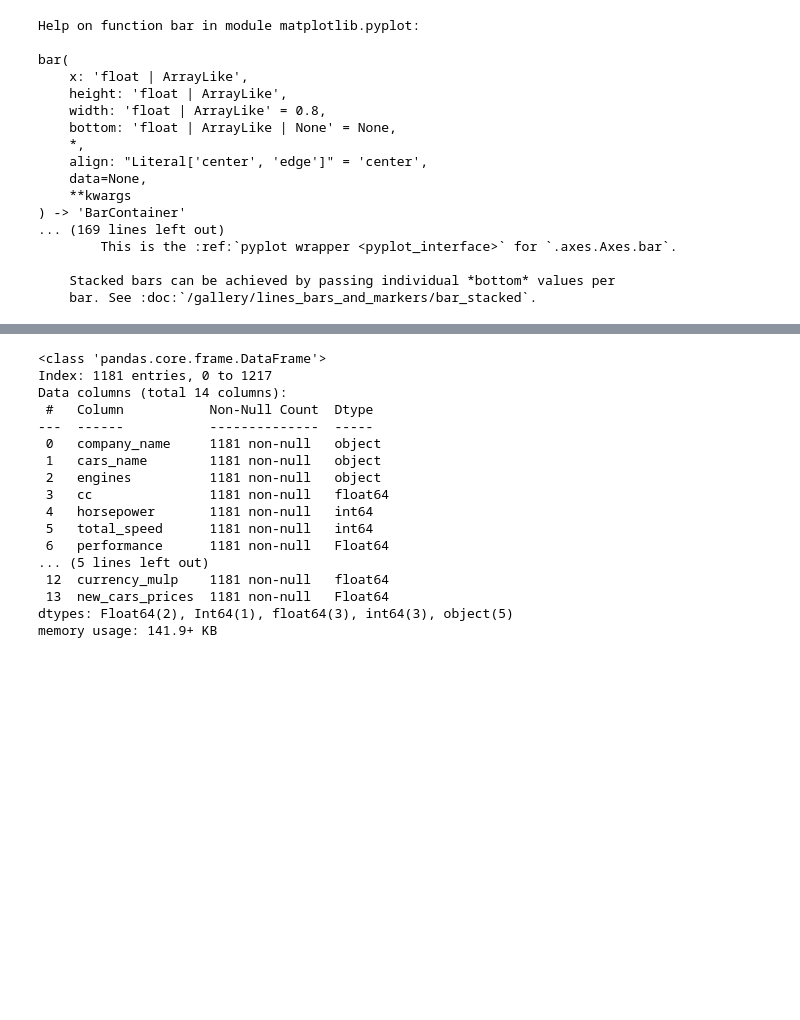
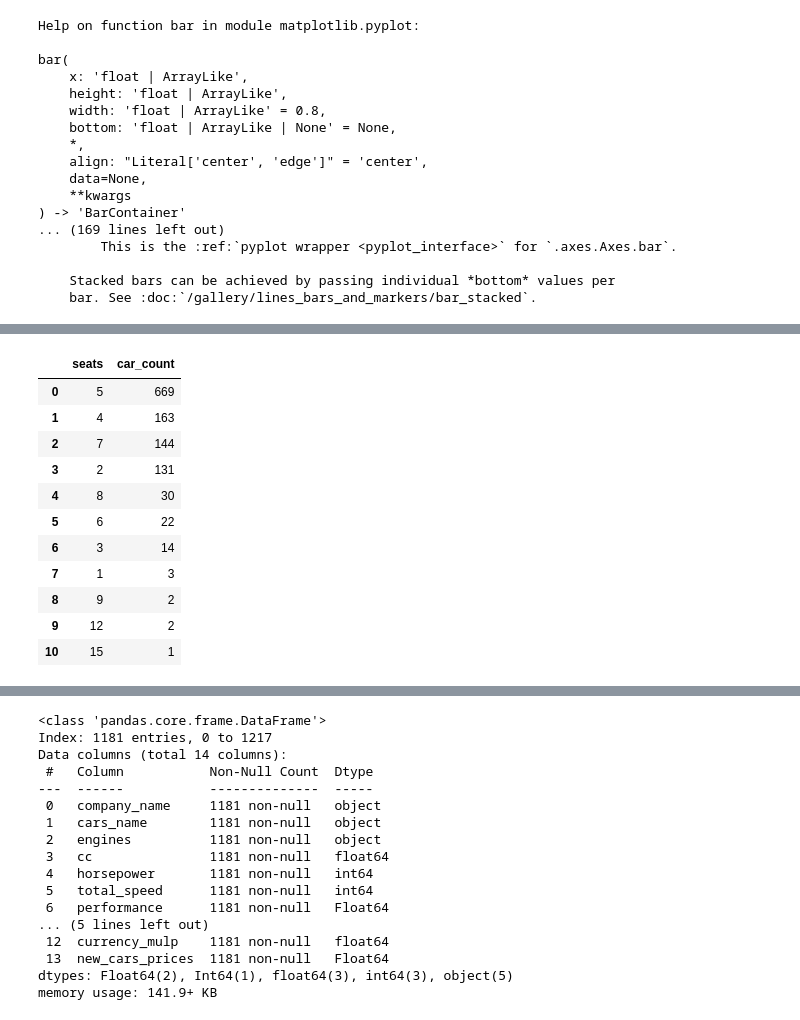
Before and after one commit to Godzillar-mata/my_practice_files, a Jupyter notebook: Exercise_Preview_dataframe_Car_datasets_2025.ipynb, the cells around one changed output, grey strips where cells are left out. Saved outputs shown, nothing was run; the diff lists cells and outputs as text; code cells hidden in the pictures; blank space fills up the shorter version.

```diff
--- a/Exercise_Preview_dataframe_Car_datasets_2025.ipynb
+++ b/Exercise_Preview_dataframe_Car_datasets_2025.ipynb
@@ -664,0 +728,17 @@ bar(
+# %%
+# number of cars group by seat.
+bar_ncarbyseat = df_cleaned2.groupby("seats")["cars_name"].count().sort_values(ascending=False).reset_index(name= "car_count")
+bar_ncarbyseat
+# %% [output]
+|  | seats | car_count |
+| 0 | 5 | 669 |
+| 1 | 4 | 163 |
+| 2 | 7 | 144 |
+| 3 | 2 | 131 |
+| 4 | 8 | 30 |
+| 5 | 6 | 22 |
+| 6 | 3 | 14 |
+| 7 | 1 | 3 |
+| 8 | 9 | 2 |
+| 9 | 12 | 2 |
+| 10 | 15 | 1 |
```
Also changed, not shown: parts of 4 cells of this notebook.
